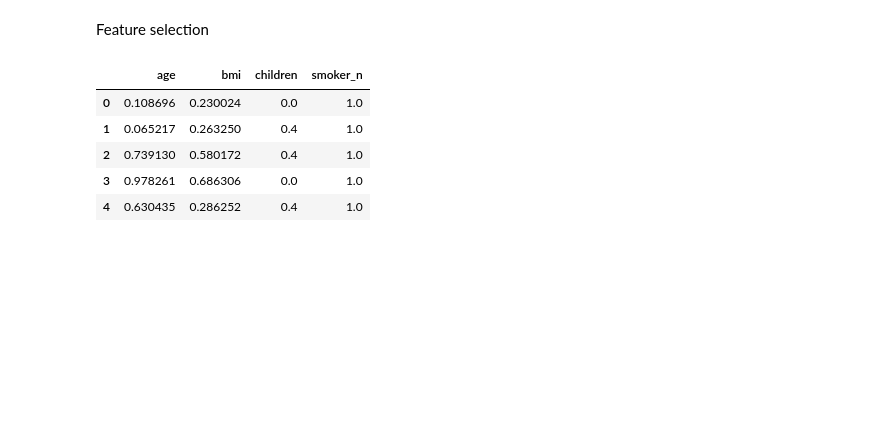
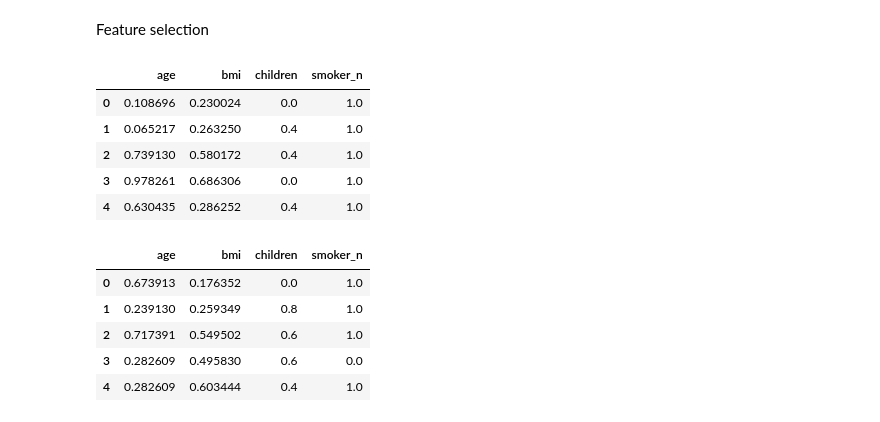
Before and after one commit to maria-pigazzi/linear-regression, a Jupyter notebook: src/explore.ipynb, the cells around one changed output. Cells and saved outputs as stored; diff of their text form; code cells hidden in the pictures; blank space fills up the shorter version.

```diff
--- a/src/explore.ipynb
+++ b/src/explore.ipynb
@@ -110,3 +111,12 @@ X_train_correlated.head()
 | 2 | 0.739130 | 0.580172 | 0.4 | 1.0 |
 | 3 | 0.978261 | 0.686306 | 0.0 | 1.0 |
 | 4 | 0.630435 | 0.286252 | 0.4 | 1.0 |
+# %%
+X_test_correlated.head() #some differences are good, we do not want the train data and test data to be exactly the same
+# %% [output]
+|  | age | bmi | children | smoker_n |
+| 0 | 0.673913 | 0.176352 | 0.0 | 1.0 |
+| 1 | 0.239130 | 0.259349 | 0.8 | 1.0 |
+| 2 | 0.717391 | 0.549502 | 0.6 | 1.0 |
+| 3 | 0.282609 | 0.495830 | 0.6 | 0.0 |
+| 4 | 0.282609 | 0.603444 | 0.4 | 1.0 |
```
Also changed, not shown: parts of 14 cells of this notebook, 2 other files.
